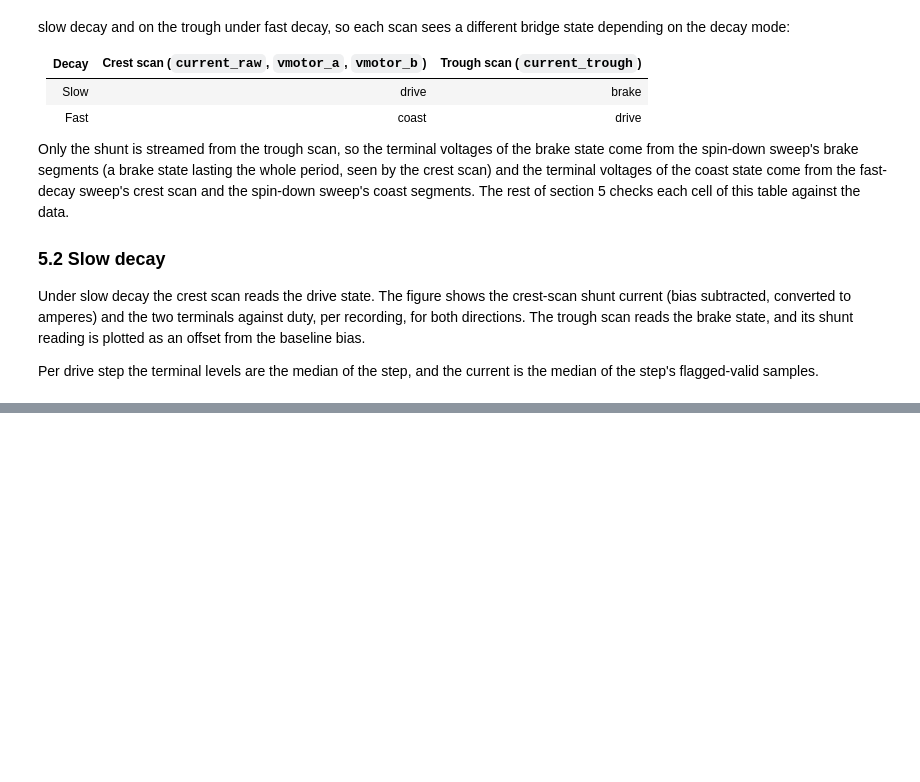
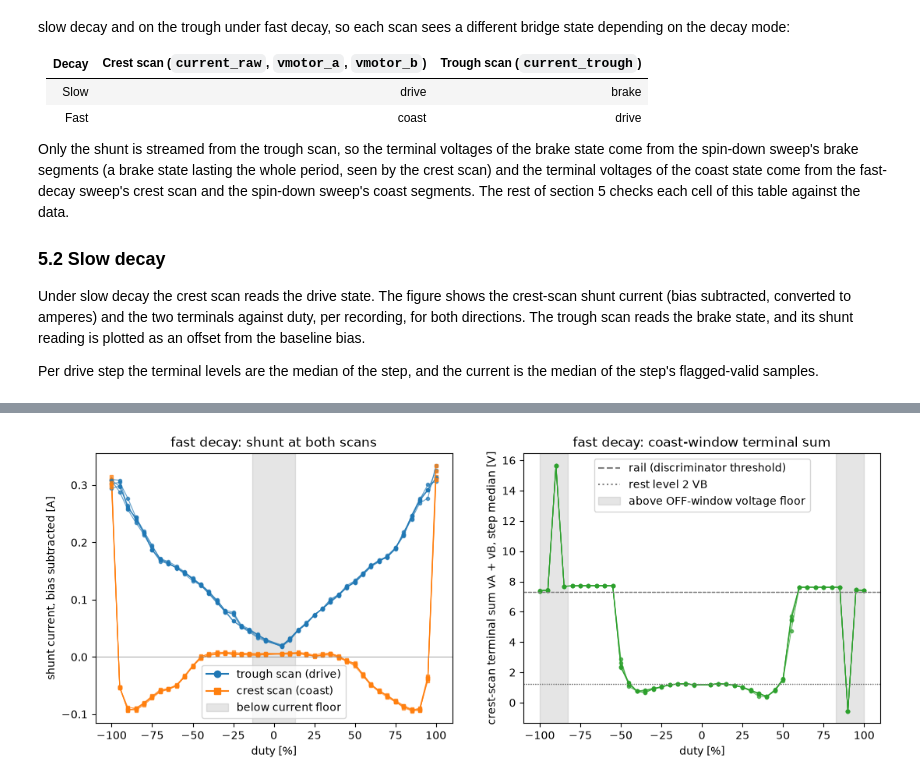
Before and after one commit to OpenServoCore/open-servo-core, a Jupyter notebook: notebooks/01-bridge-states.ipynb, the cells around one changed output, grey strips where cells are left out. Drawn from its saved outputs; the diff is of its cells as text; code cells hidden in the pictures; blank space fills up the shorter version.

```diff
--- a/notebooks/01-bridge-states.ipynb
+++ b/notebooks/01-bridge-states.ipynb
@@ -1182,0 +451,72 @@ Findings:
+# %%
+def rail_V(sweeps):
+    # Supply rail per recording: median driven terminal over the valid
+    # slow-decay drive steps at 20% and above.
+    df = sweeps["slow"][0]
+    v = df[(df["seg"] > 0) & (df["window_valid"] == 1) & (df["mag_pct"] >= 20)]
+    driven = np.where(v["duty_pct"] > 0, v["vmotor_a"], v["vmotor_b"])
+    return term_V(np.median(driven), df["vb"].iloc[0])
+
+def fast_steps(df, rail):
+    out = []
+    for seg_id, seg in df[df["seg"] > 0].groupby("seg"):
+        d = seg["duty_pct"].iloc[0]
+        hi, lo = ("vmotor_a", "vmotor_b") if d > 0 else ("vmotor_b", "vmotor_a")
+        vb = seg["vb"].iloc[0]
+        vA, vB = term_V(seg["vmotor_a"], vb), term_V(seg["vmotor_b"], vb)
+        ssum = vA + vB
+        p = seg["pos"].to_numpy() * V_ADC_PER_COUNT
+        out.append({
+            "duty_pct": d,
+            "mag_pct": int(round(abs(d))),
+            "valid_frac": seg["window_valid"].mean(),
+            "trough_current_A": (seg["current_trough"].median() - seg["bias"].iloc[0]) * A_PER_COUNT,
+            "crest_current_A": (seg["current_raw"].median() - seg["bias"].iloc[0]) * A_PER_COUNT,
+            "high_terminal_V": term_V(seg[hi].median(), vb),
+            "low_terminal_V": term_V(seg[lo].median(), vb),
+            "sum_median_V": ssum.median(),
+            "diode_frac": (ssum > rail).mean(),
+            "travel_mV": (np.median(p[-20:]) - np.median(p[:20])) * 1e3 * np.sign(d),
+        })
+    return pd.DataFrame(out).sort_values("duty_pct")
+
+rails = {name: rail_V(sweeps) for name, sweeps in recs.items()}
+vbs = {name: sweeps["slow"][0]["vb"].iloc[0] * V_ADC_PER_COUNT for name, sweeps in recs.items()}
+
+fig, axes = plt.subplots(1, 2, figsize=(13, 4.5))
+for name, sweeps in recs.items():
+    st = fast_steps(sweeps["fast"][0], rails[name])
+    axes[0].plot(st["duty_pct"], st["trough_current_A"], "-o", ms=3, lw=0.8,
+                 color="tab:blue", alpha=0.7)
+    axes[0].plot(st["duty_pct"], st["crest_current_A"], "-s", ms=3, lw=0.8,
+                 color="tab:orange", alpha=0.7)
+    axes[1].plot(st["duty_pct"], st["sum_median_V"], "-o", ms=3, lw=0.8,
+                 color="tab:green", alpha=0.7)
+    axes[1].axhline(rails[name], color="grey", lw=0.8, ls="--")
+    axes[1].axhline(2 * vbs[name], color="grey", lw=0.8, ls=":")
+axes[0].plot([], [], "-o", color="tab:blue", label="trough scan (drive)")
+axes[0].plot([], [], "-s", color="tab:orange", label="crest scan (coast)")
+axes[0].axhline(0, color="grey", lw=0.5)
+axes[0].axvspan(-FLOOR_I_PCT, FLOOR_I_PCT, color="grey", alpha=0.2, label="below current floor")
+axes[0].set_xlabel("duty [%]")
+axes[0].set_ylabel("shunt current, bias subtracted [A]")
+axes[0].set_title("fast decay: shunt at both scans")
+axes[0].legend()
+axes[1].plot([], [], "--", color="grey", label="rail (discriminator threshold)")
+axes[1].plot([], [], ":", color="grey", label="rest level 2 VB")
+axes[1].axvspan(-100, -(100 - FLOOR_V_PCT), color="grey", alpha=0.2)
+axes[1].axvspan(100 - FLOOR_V_PCT, 100, color="grey", alpha=0.2,
+                label="above OFF-window voltage floor")
+axes[1].set_xlabel("duty [%]")
+axes[1].set_ylabel("crest-scan terminal sum vA + vB, step median [V]")
+axes[1].set_title("fast decay: coast-window terminal sum")
+axes[1].legend(loc="upper center")
+plt.show()
+
+allft = pd.concat([fast_steps(s["fast"][0], rails[n]) for n, s in recs.items()])
+(allft.groupby("mag_pct")[["valid_frac", "trough_current_A", "crest_current_A",
+                            "high_terminal_V", "low_terminal_V", "sum_median_V",
+                            "diode_frac", "travel_mV"]]
+      .mean().round(3))
+# %% [output]
+[figure, added]
```
Also changed, not shown: parts of 41 cells of this notebook.
